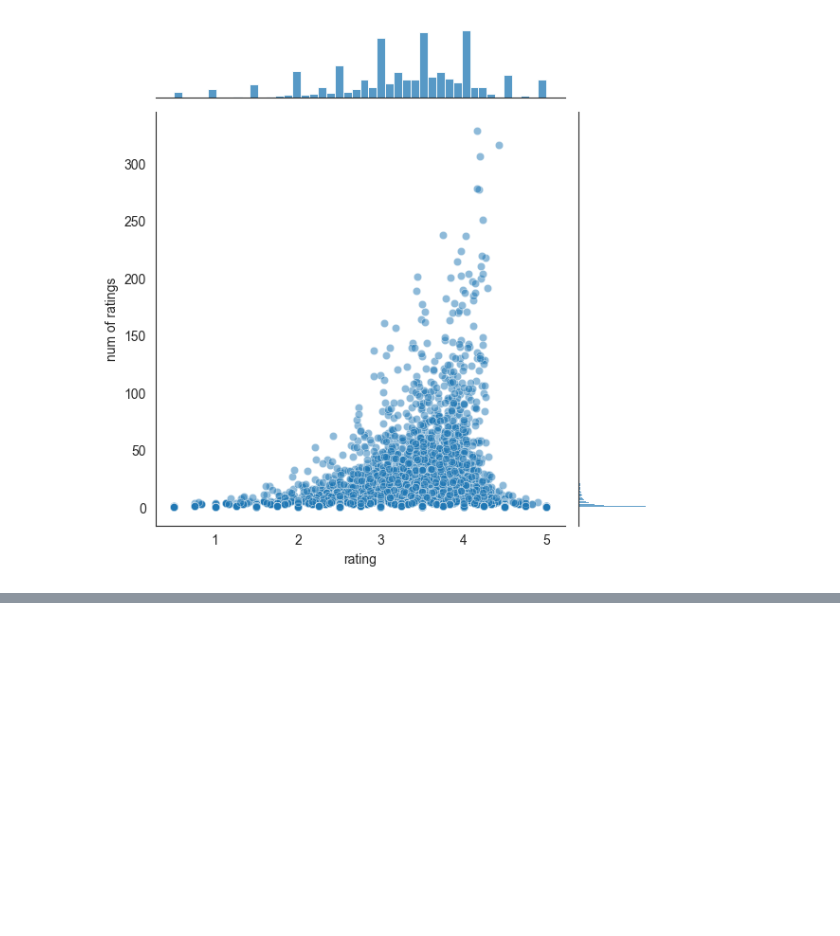
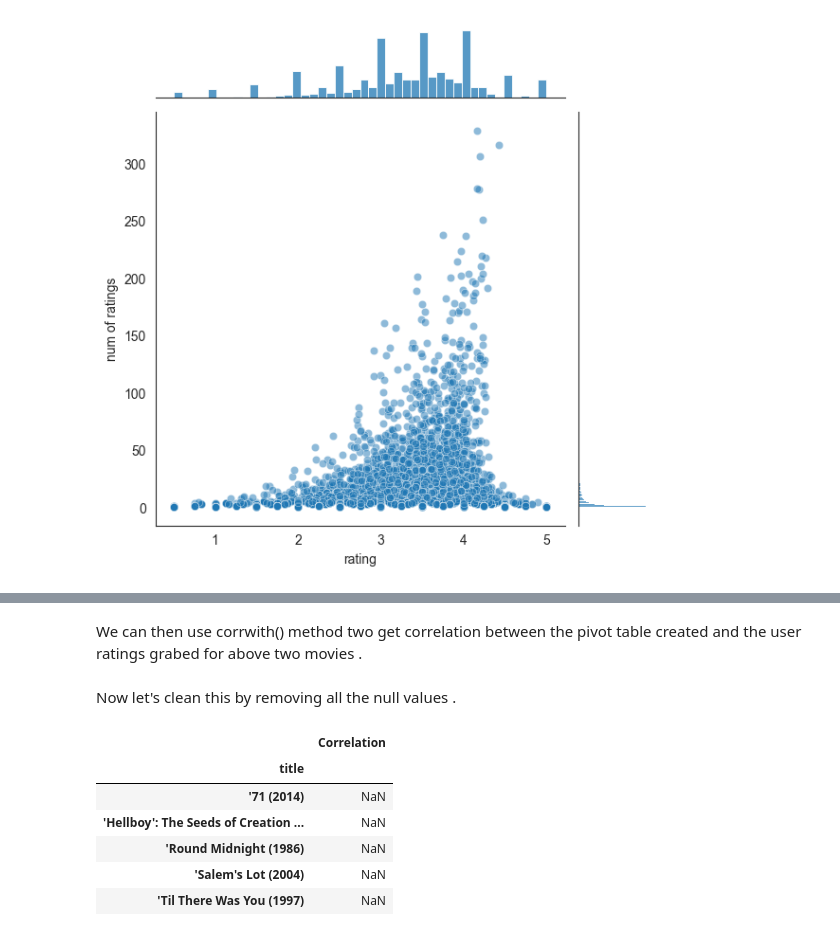
Before and after one commit to JaiswalAnshu/Movie_Recommendation-System, a Jupyter notebook: Movie_Recomendation_System.ipynb, the cells around one changed output, grey strips where cells are left out. Saved outputs shown, nothing was run; the diff lists cells and outputs as text; code cells hidden in the pictures; blank space fills up the shorter version.

```diff
--- a/Movie_Recomendation_System.ipynb
+++ b/Movie_Recomendation_System.ipynb
@@ -148,0 +199,3 @@ sns.jointplot(x='rating',y='num of ratings',data=ratings,alpha=0.5)
+# %%
+ShawshankRedemption_user_rating =movie_pivot['Shawshank Redemption, The (1994)']
+ShawshankRedemption_user_rating.head()
@@ -148,0 +221,5 @@ sns.jointplot(x='rating',y='num of ratings',data=ratings,alpha=0.5)
+# %% [markdown]
+We can then use corrwith() method two get correlation between the pivot table
+created and the user ratings grabed for above two movies .
+# %%
+similar_to_ShawshankRedemption  = movie_pivot.corrwith(ShawshankRedemption_user_rating)
@@ -148,0 +228,13 @@ sns.jointplot(x='rating',y='num of ratings',data=ratings,alpha=0.5)
+# %% [markdown]
+Now let's clean this by removing all the null values .
+# %%
+corr_ShawshankRedemption  = pd.DataFrame(similar_to_ShawshankRedemption , columns=['Correlation'])
+corr_ShawshankRedemption.head()
+# %% [output]
+|  | Correlation |
+| title |  |
+| '71 (2014) | NaN |
+| 'Hellboy': The Seeds of Creation ... | NaN |
+| 'Round Midnight (1986) | NaN |
+| 'Salem's Lot (2004) | NaN |
+| 'Til There Was You (1997) | NaN |
```
Also changed, not shown: parts of 11 cells of this notebook.
